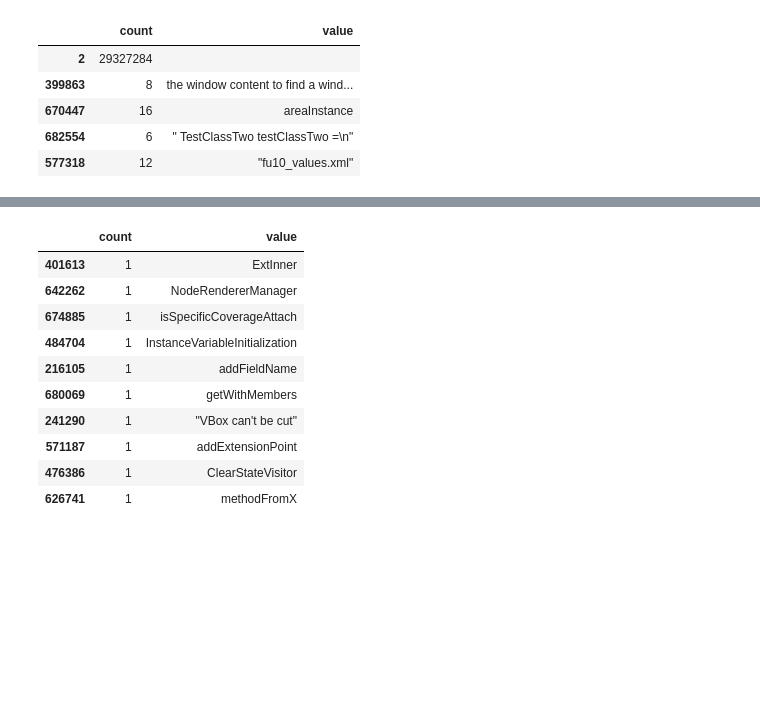
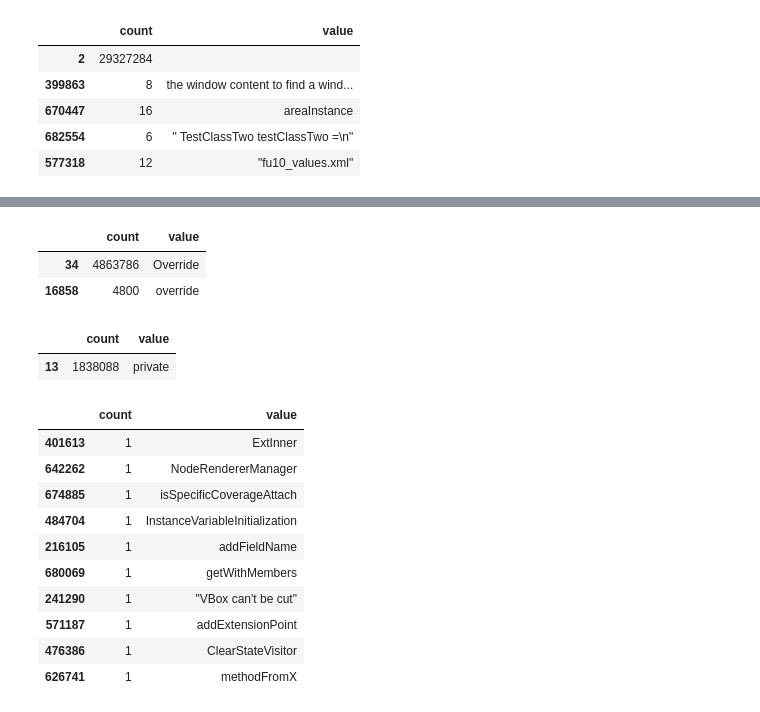
Before and after one commit to JetBrains-Research/codestyle, a Jupyter notebook: data/data_stats.ipynb, the cells around one changed output, grey strips where cells are left out. Cells and saved outputs as stored; diff of their text form; code cells hidden in the pictures; blank space fills up the shorter version.

```diff
--- a/data/data_stats.ipynb
+++ b/data/data_stats.ipynb
@@ -145,3 +157,14 @@ tokens.sort_values(by=['count']).iloc[-10:]
+# %%
+tokens[np.logical_or(tokens['value'] == 'override', tokens['value'] == 'Override')]
+# %% [output]
+|  | count | value |
+| 34 | 4863786 | Override |
+| 16858 | 4800 | override |
+# %%
+tokens[tokens['value'] == 'private']
+# %% [output]
+|  | count | value |
+| 13 | 1838088 | private |
 # %%
 tokens.sort_values(by=['count']).iloc[:10]
 # %% [output]
```
Also changed, not shown: parts of 2 cells of this notebook.
